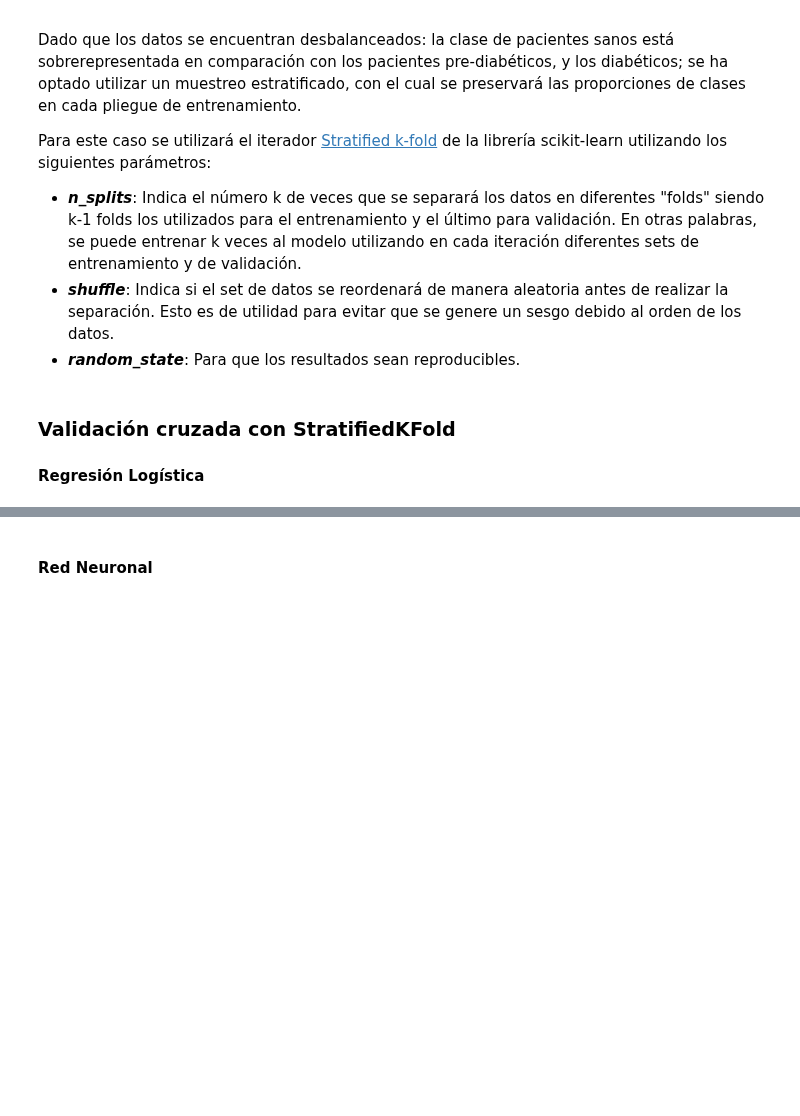
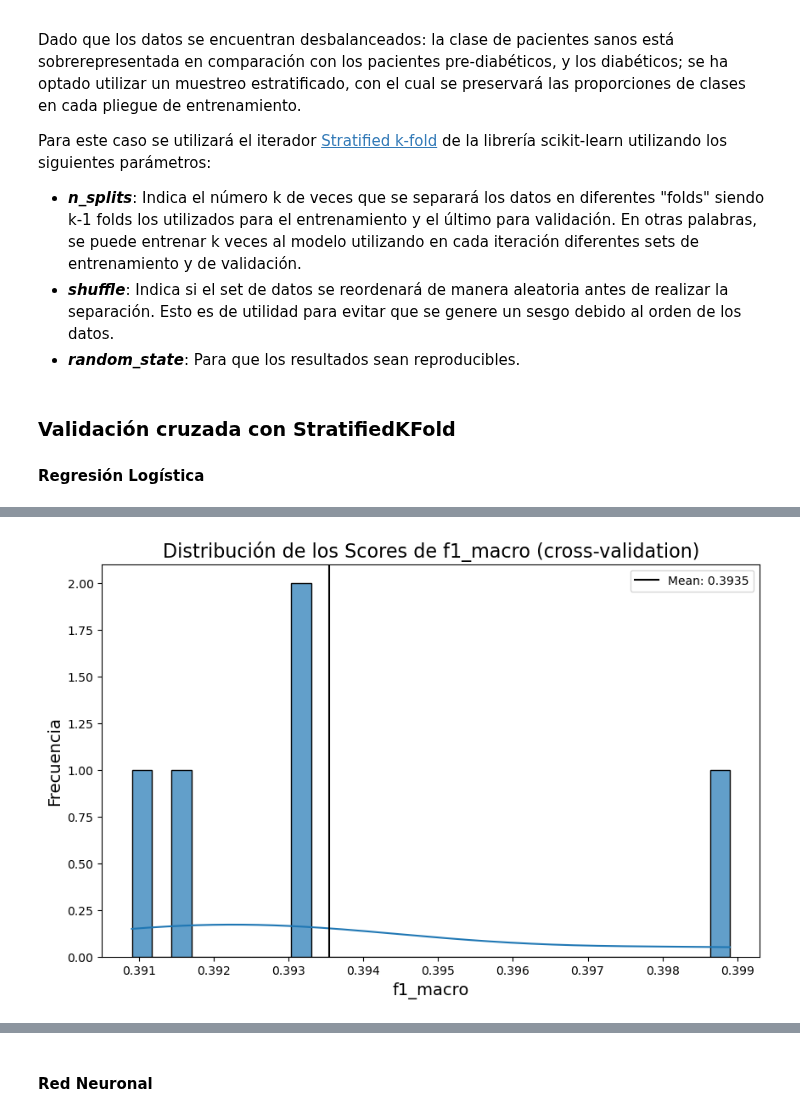
Before and after one commit to MonicaCabanas23/Clasificacion-y-Regresion-Lineal, a Jupyter notebook: Proyecto 3/data_splitting.ipynb, the cells around one changed output, grey strips where cells are left out. Saved outputs shown, nothing was run; the diff lists cells and outputs as text; code cells hidden in the pictures; blank space fills up the shorter version.

```diff
--- a/Proyecto 3/data_splitting.ipynb
+++ b/Proyecto 3/data_splitting.ipynb
@@ -165,0 +194,5 @@ STD:  0.0011134673150363518
+# %%
+mean = np.mean(scores['f1_macro'])
+graph_cv_scores(scores['f1_macro'], mean, 'f1_macro')
+# %% [output]
+[figure, added]
```
Also changed, not shown: parts of 12 cells of this notebook.
